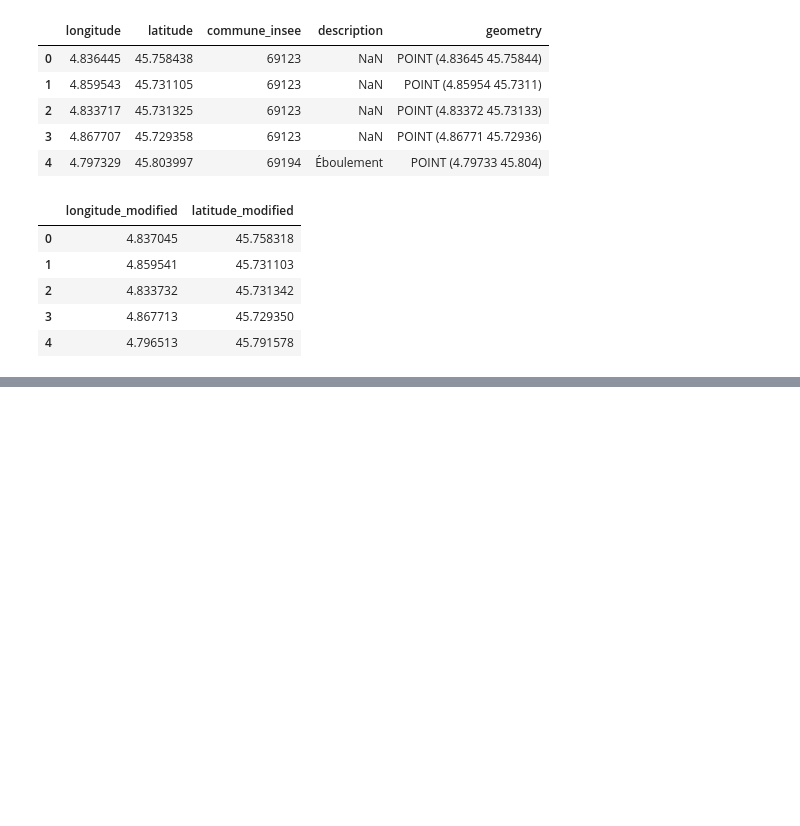
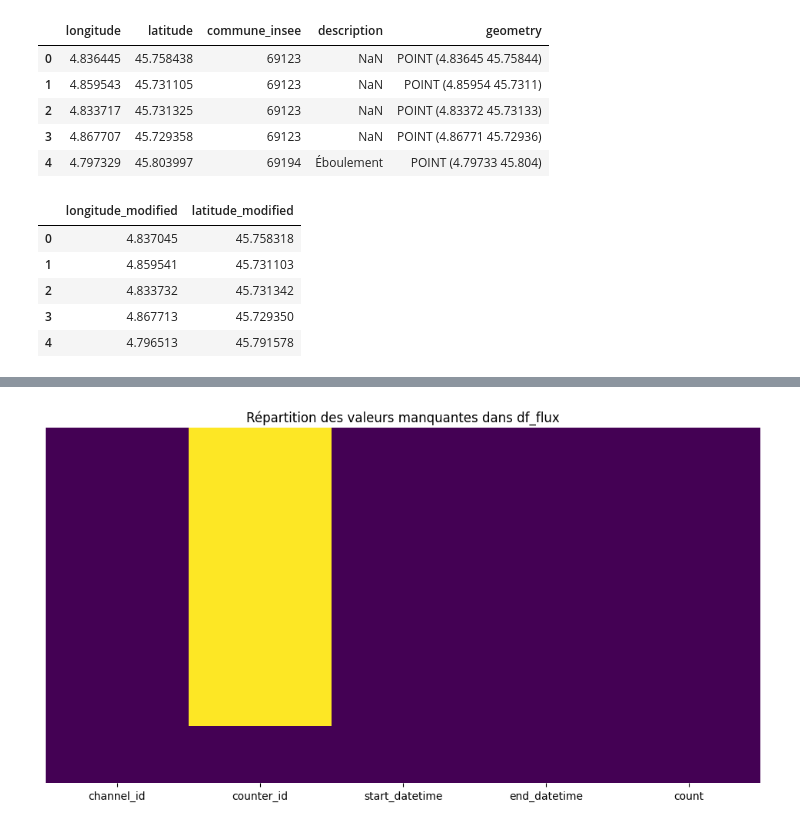
Before and after one commit to Lilian2588/datathon, a Jupyter notebook: main.ipynb, the cells around one changed output, grey strips where cells are left out. Drawn from its saved outputs; the diff is of its cells as text; code cells hidden in the pictures; blank space fills up the shorter version.

```diff
--- a/main.ipynb
+++ b/main.ipynb
@@ -317,0 +378,10 @@ display(gdf[['longitude_modified', 'latitude_modified']].head())
+# %%
+df_flux = pd.read_csv("data_flux/mesures-comptage-metropole-lyon.csv", sep=';')
+# %%
+# Visualisation des valeurs manquantes dans df_flux
+plt.figure(figsize=(12, 6))
+sns.heatmap(df_flux.isnull(), yticklabels=False, cbar=False, cmap='viridis')
+plt.title('Répartition des valeurs manquantes dans df_flux')
+plt.show()
+# %% [output]
+[figure, added]
```
Also changed, not shown: parts of 5 cells of this notebook.
